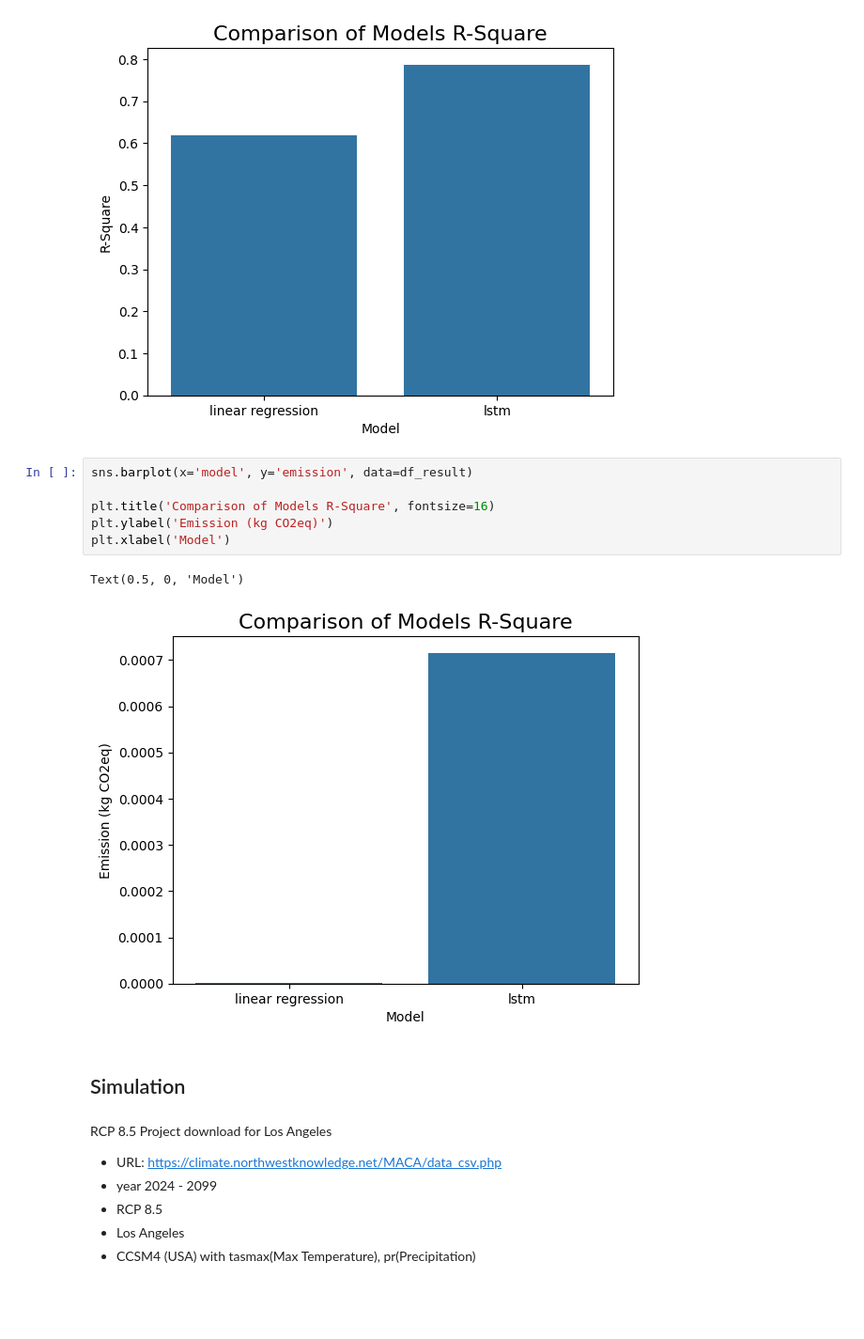
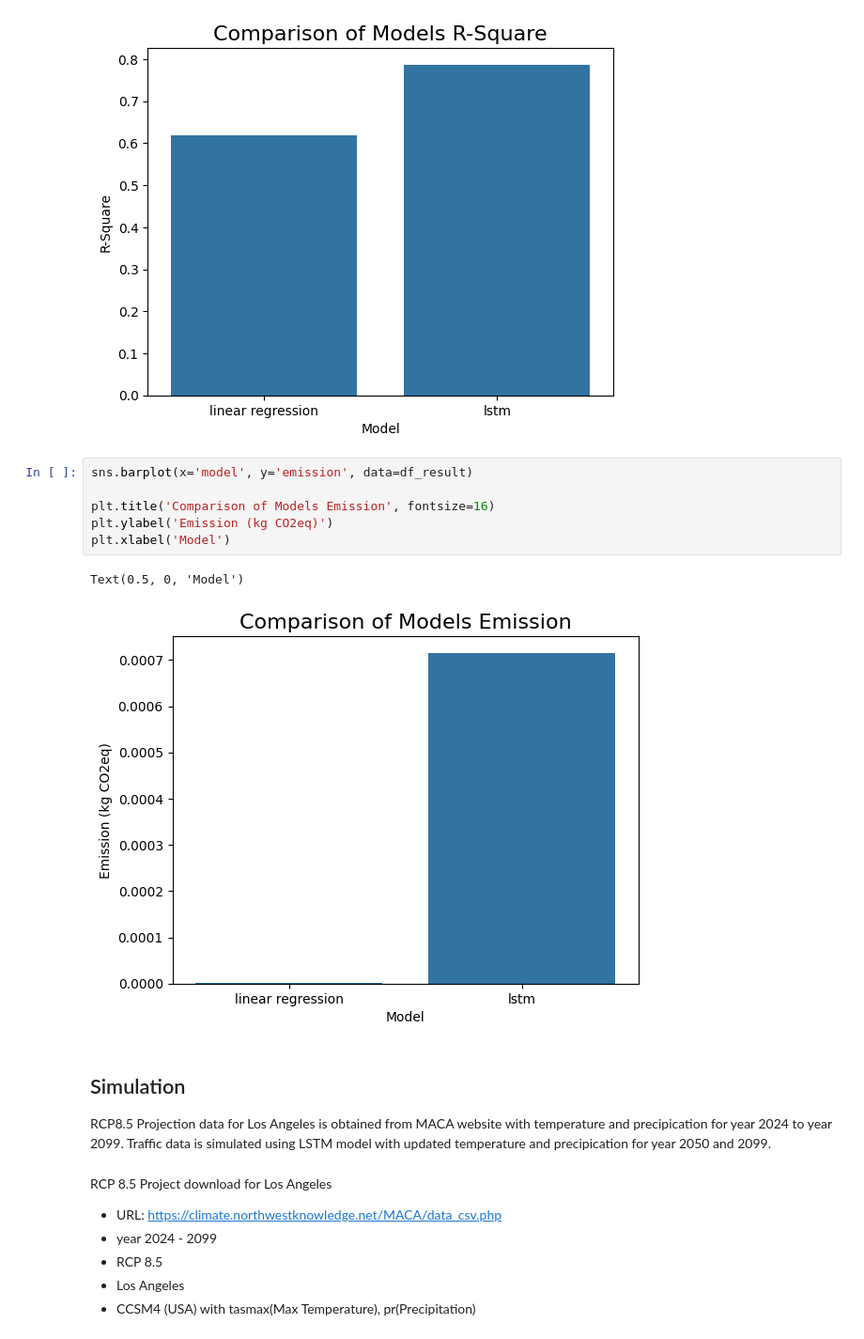
Before and after one commit to Yuhancui1/trafficprediction, a Jupyter notebook: code.ipynb, the cells around one changed output. Shown at 94% size. Cells and saved outputs as stored; diff of their text form; blank space fills up the shorter version.

```diff
--- a/code.ipynb
+++ b/code.ipynb
@@ -578,14 +599,16 @@ Text(0.5, 0, 'Model')
 # %%
 sns.barplot(x='model', y='emission', data=df_result)
 
-plt.title('Comparison of Models R-Square', fontsize=16)
+plt.title('Comparison of Models Emission', fontsize=16)
 plt.ylabel('Emission (kg CO2eq)')
 plt.xlabel('Model')
 # %% [output]
 Text(0.5, 0, 'Model')
-[figure, old version]
+[figure, new version]
-# %% [markdown]
-## Simulation
+# %% [markdown]
+## Simulation
+
+RCP8.5 Projection data for Los Angeles is obtained from MACA website with temperature and precipication for year 2024 to year 2099. Traffic data is simulated using LSTM model with updated temperature and precipication for year 2050 and 2099.
 # %% [markdown]
 RCP 8.5 Project download for Los Angeles
 
```
Also changed, not shown: parts of 15 cells of this notebook, 1 other file.
